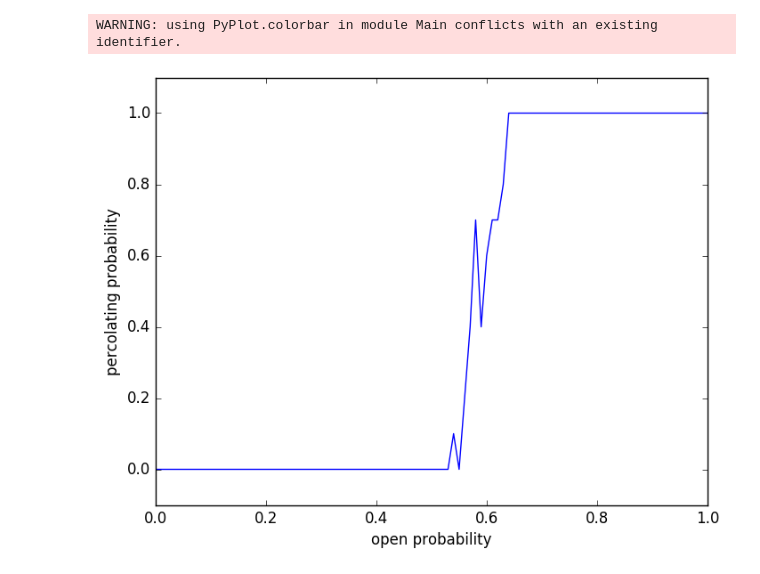
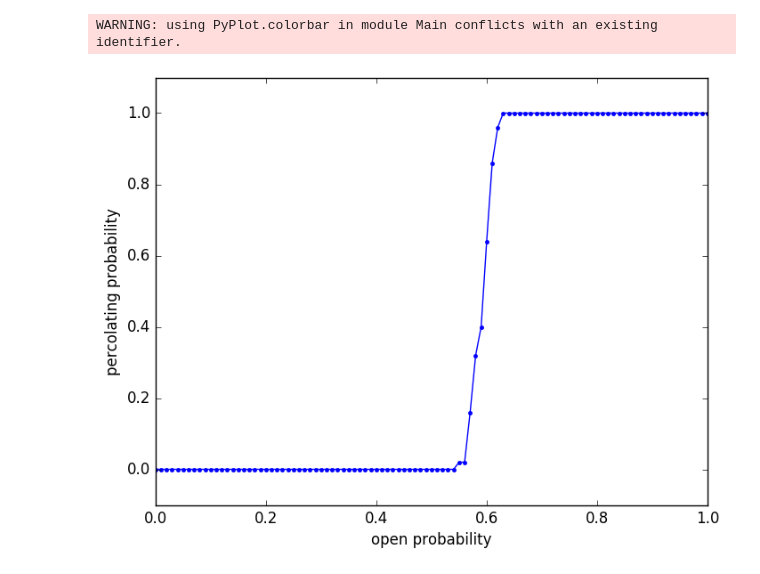
Before and after one commit to goropikari/Percolation.jl, a Jupyter notebook: example/percolation.ipynb, the cells around one changed output. Drawn from its saved outputs; the diff is of its cells as text; code cells hidden in the pictures.

```diff
--- a/example/percolation.ipynb
+++ b/example/percolation.ipynb
@@ -41,0 +60,4 @@ percolation(square, colorbar=true, color="seismic_r")
+# %%
+N = 100; p = 0.6
+square = squarennrec(N, p)
+percolation(square, color="seismic_r", colorbar=false)
@@ -60,17 +103,17 @@ WARNING: using PyPlot.colorbar in module Main conflicts with an existing identif
 # %%
 plist = collect(0:0.01:1)
 hit = zeros(Int64, length(plist))
-N = 50; trial = 10
+N = 100; trial = 50
 for i in 1:length(plist)
     for itr in 1:trial
-        simple = squarenn(N, plist[i])
-        hit[i] += percolation(simple, fig=false, colorbar=false, water=false)[1];
+        square = squarennrec(N, plist[i])
+        hit[i] += percolation(square, fig=false, colorbar=false, water=false)
     end
 end
 hit /= trial;
-plot(plist, hit);
+plot(plist, hit, ".-");
 xlabel("open probability")
 ylabel("percolating probability")
 axis([0, 1, -0.1, 1.1]);
 # %% [output]
-[figure, old version]
+[figure, new version]
```
Also changed, not shown: parts of 16 cells of this notebook.
